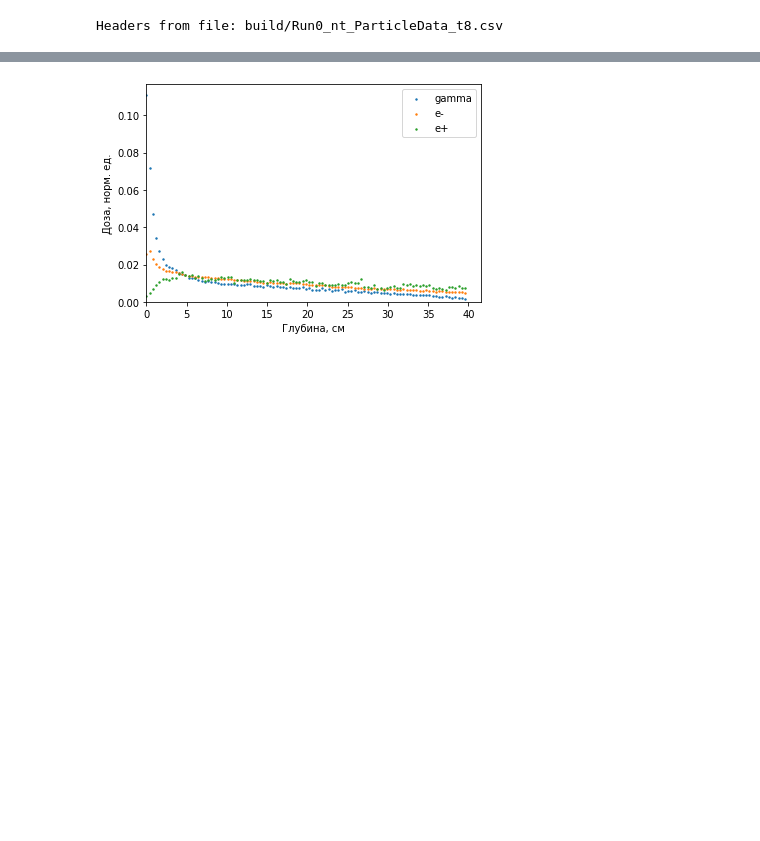
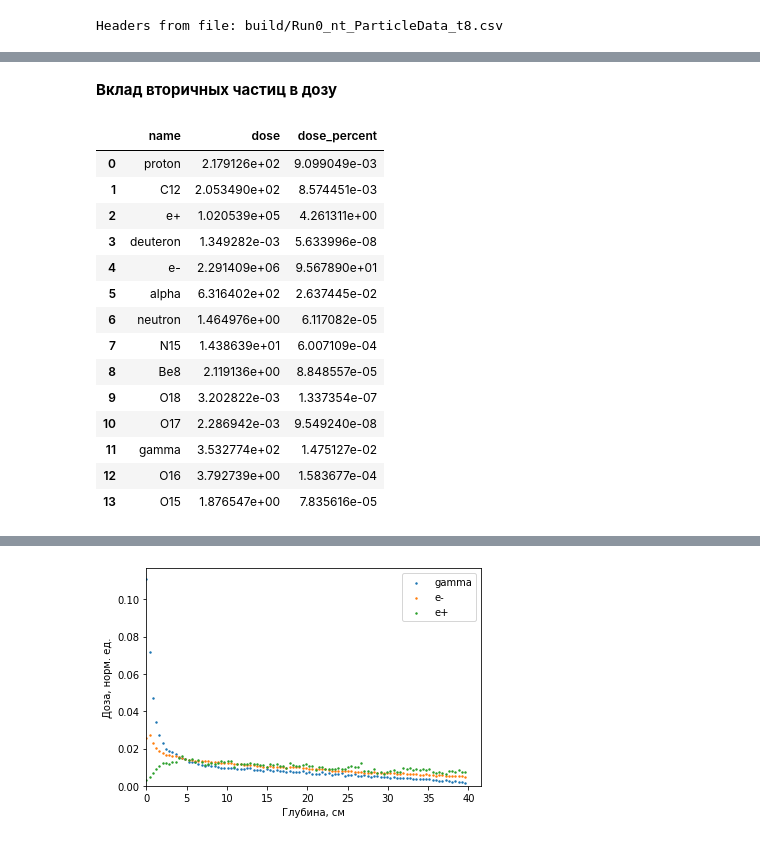
Before and after one commit to annndruha/Distribution-of-secondary-particles-in-tissue-equivalent-materials, a Jupyter notebook: model_cube/ParticlePlotter.ipynb, the cells around one changed output, grey strips where cells are left out. Cells and saved outputs as stored; diff of their text form; code cells hidden in the pictures; blank space fills up the shorter version.

```diff
--- a/model_cube/ParticlePlotter.ipynb
+++ b/model_cube/ParticlePlotter.ipynb
@@ -76,0 +80,30 @@ pd.DataFrame(res, columns=['name', 'count', 'percent'])
+# %% [markdown]
+**Вклад вторичных частиц в дозу**
+# %%
+filt = data[data['parentID'] != 0] # Вторичные частицы
+filt = filt[filt['creator_process'] != 'user']
+total_dose = sum(filt['dE'])
+
+l = len(filt)
+res = []
+for name in set(filt['particle_name']):
+    particle_filt = filt[filt['particle_name'] == name]
+    dose = sum(particle_filt['dE'])
+    res.append((name, dose, dose/total_dose*100))
+pd.DataFrame(res, columns=['name', 'dose', 'dose_percent'])
+# %% [output]
+|  | name | dose | dose_percent |
+| 0 | proton | 2.179126e+02 | 9.099049e-03 |
+| 1 | C12 | 2.053490e+02 | 8.574451e-03 |
+| 2 | e+ | 1.020539e+05 | 4.261311e+00 |
+| 3 | deuteron | 1.349282e-03 | 5.633996e-08 |
+| 4 | e- | 2.291409e+06 | 9.567890e+01 |
+| 5 | alpha | 6.316402e+02 | 2.637445e-02 |
+| 6 | neutron | 1.464976e+00 | 6.117082e-05 |
+| 7 | N15 | 1.438639e+01 | 6.007109e-04 |
+| 8 | Be8 | 2.119136e+00 | 8.848557e-05 |
+| 9 | O18 | 3.202822e-03 | 1.337354e-07 |
+| 10 | O17 | 2.286942e-03 | 9.549240e-08 |
+| 11 | gamma | 3.532774e+02 | 1.475127e-02 |
+| 12 | O16 | 3.792739e+00 | 1.583677e-04 |
+| 13 | O15 | 1.876547e+00 | 7.835616e-05 |
```
Also changed, not shown: parts of 15 cells of this notebook, 2 other files.
